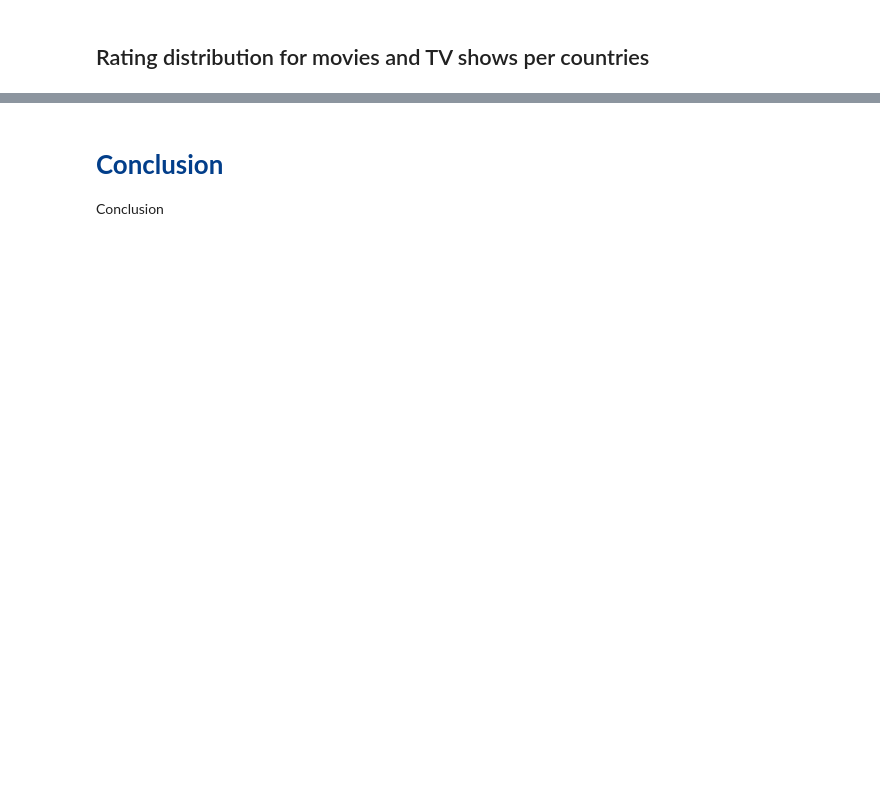
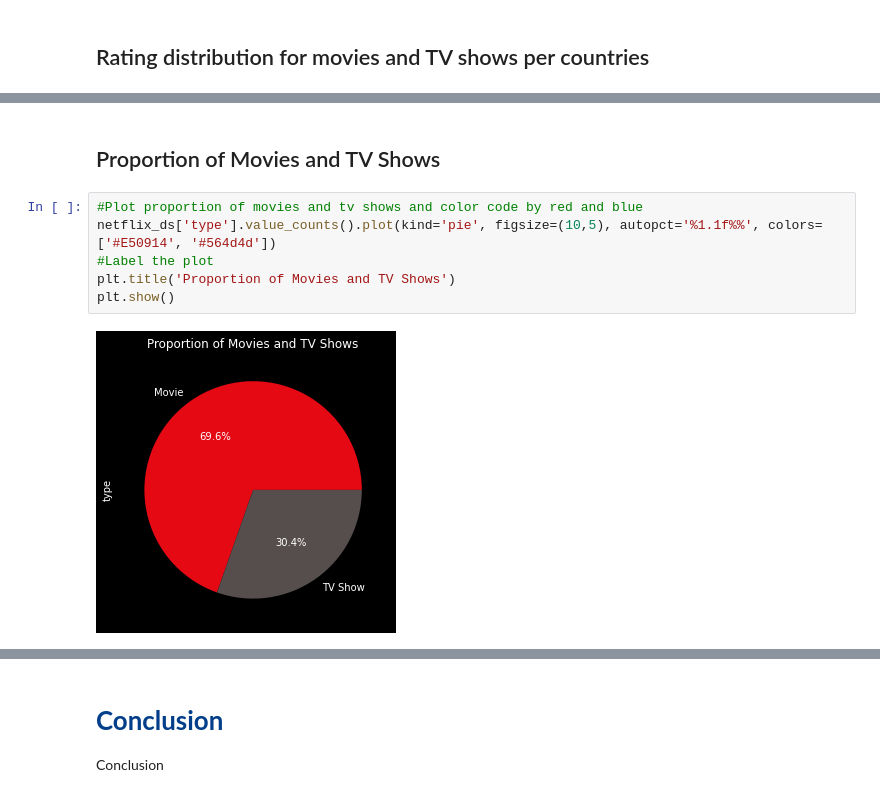
Before and after one commit to bhagirathbhard/Analysis-Netflix-Content-Library, a Jupyter notebook: A7_Netflix_Content_Analysis.ipynb, the cells around one changed output, grey strips where cells are left out. Cells and saved outputs as stored; diff of their text form; blank space fills up the shorter version.

```diff
--- a/A7_Netflix_Content_Analysis.ipynb
+++ b/A7_Netflix_Content_Analysis.ipynb
@@ -515,0 +593,10 @@ NameError: ignored
+# %% [markdown]
+## Proportion of Movies and TV Shows
+# %%
+#Plot proportion of movies and tv shows and color code by red and blue
+netflix_ds['type'].value_counts().plot(kind='pie', figsize=(10,5), autopct='%1.1f%%', colors=['#E50914', '#564d4d'])
+#Label the plot
+plt.title('Proportion of Movies and TV Shows')
+plt.show()
+# %% [output]
+[figure, added]
```
Also changed, not shown: parts of 40 cells of this notebook.
